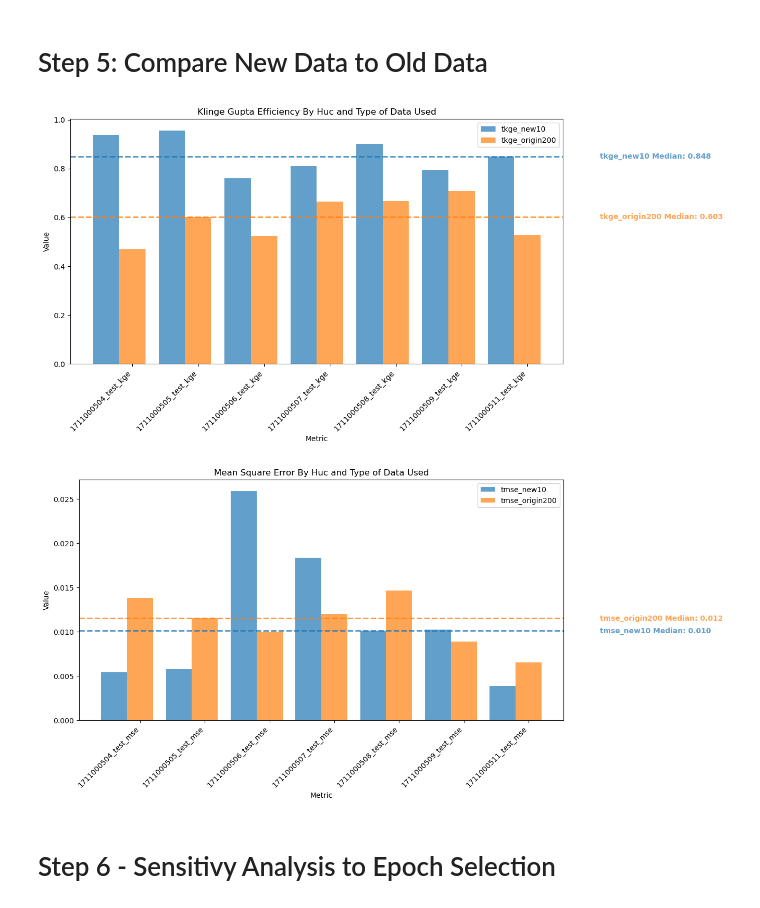
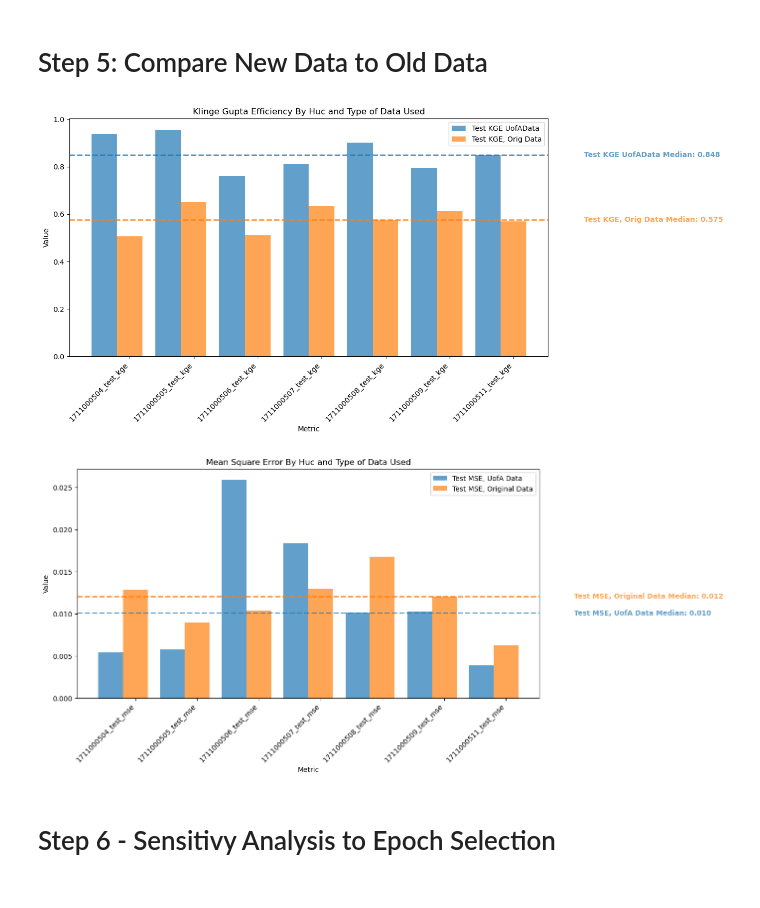
Before and after one commit to DSHydro/SnowML, a Jupyter notebook: notebooks/Ex1_MoreData/VizHuc10Compare.ipynb, the cells around one changed output. Drawn from its saved outputs; the diff is of its cells as text; code cells hidden in the pictures.

```diff
--- a/notebooks/Ex1_MoreData/VizHuc10Compare.ipynb
+++ b/notebooks/Ex1_MoreData/VizHuc10Compare.ipynb
@@ -70,6 +59,0 @@ new_200 = "81757efa26da4005ae1956876ea39a3b"  # new data, 200 epochs, deboniare
-# %%
-df_orig30 = load_ml_metrics(tracking_uri, orig_30)
-df_orig200 = load_ml_metrics(tracking_uri, orig_200)
-df_orig10 = load_ml_metrics(tracking_uri, orig_10)
-df_new10 = load_ml_metrics(tracking_uri, new_10)
-df_new200 = load_ml_metrics(tracking_uri, new_200)
@@ -91,3 +86,12 @@ df_new200 = pd.read_csv("metric_runs/New200.csv")
+# %%
+
+df_orig30 = pd.read_csv("metric_runs/Original30.csv")
+#df_orig200 = pd.read_csv("metric_runs/Original200.csv")
+df_orig10 = pd.read_csv("metric_runs/Original10.csv")
+#df_new10 = pd.read_csv("metric_runs/New10.csv")
+df_new200 = pd.read_csv("metric_runs/New200.csv")
+df_new10_rerun = pd.read_csv("../../data/run_id_data/metrics_from_bfdd8164ce1f46d8a9418be41a70ffdf.csv")
+df_orig200_rerun = pd.read_csv("../../data/run_id_data/metrics_from_02a508daab8e42b2a5f1baab194cd744.csv")
 # %%
 
 # Now extract separate dataframes witht the test_kge and test_mse metrics, respectively
@@ -99,16 +103,22 @@ df_orig30_tkge = extract_metric(df_orig200, "test_kge")
 df_orig30_tmse = extract_metric(df_orig200, "test_mse")
 
 
-df_orig10_tkge = extract_metric(df_orig10, "test_kge")
-df_orig10_tmse = extract_metric(df_orig10, "test_mse")
+#df_orig10_tkge = extract_metric(df_orig10, "test_kge")
+#df_orig10_tmse = extract_metric(df_orig10, "test_mse")
 
 
 df_new10_tkge = extract_metric(df_new10, "test_kge")
 df_new10_tmse = extract_metric(df_new10, "test_mse")
 
 
-df_new200_tkge = extract_metric(df_new200, "test_kge")
-df_new200_tmse = extract_metric(df_new200, "test_mse")
+#df_new200_tkge = extract_metric(df_new200, "test_kge")
+#df_new200_tmse = extract_metric(df_new200, "test_mse")
+
+df_new10_rerun_tkge = extract_metric(df_new10, "test_kge")
+df_new10_rerun_tmse = extract_metric(df_new10, "test_mse")
+
+df_orig200_rerun_tkge = extract_metric(df_orig200_rerun, "test_kge")
+df_orig200_rerun_tmse = extract_metric(df_orig200_rerun, "test_mse")
 # %%
 # dispay an example
 df_orig200.head()
@@ -214,15 +225,15 @@ plot_side_by_side(df_new10_tmse, "tmse_new10", df_new200_tmse, "tmse_new200", ti
 # %%
 # Klinge-Gupta Efficency (Higher is better; 1 is Perfect)
 title = "Klinge Gupta Efficiency By Huc and Type of Data Used"
-plot_side_by_side(df_new10_tkge, "tkge_new10", df_orig200_tkge, "tkge_origin200", title=title, save_local=True)
+plot_side_by_side(df_new10_rerun_tkge, "Test KGE UofAData", df_orig200_rerun_tkge, "Test KGE, Orig Data", title=title, save_local=True)
 # %% [output]
-[figure, old version]
+[figure, new version]
 # %%
 # MSE
 title = "Mean Square Error By Huc and Type of Data Used"
-plot_side_by_side(df_new10_tmse, "tmse_new10", df_orig200_tmse, "tmse_origin200", title = title, save_local = True)
+plot_side_by_side(df_new10_rerun_tmse, "Test MSE, UofA Data", df_orig200_rerun_tmse, "Test MSE, Original Data", title = title, save_local = True)
 # %% [output]
-[figure, old version]
+[figure, new version]
 # %% [markdown]
 # Step 6 - Sensitivy Analysis to Epoch Selection
 # %%
```
Also changed, not shown: parts of 13 cells of this notebook, 21 other files.
